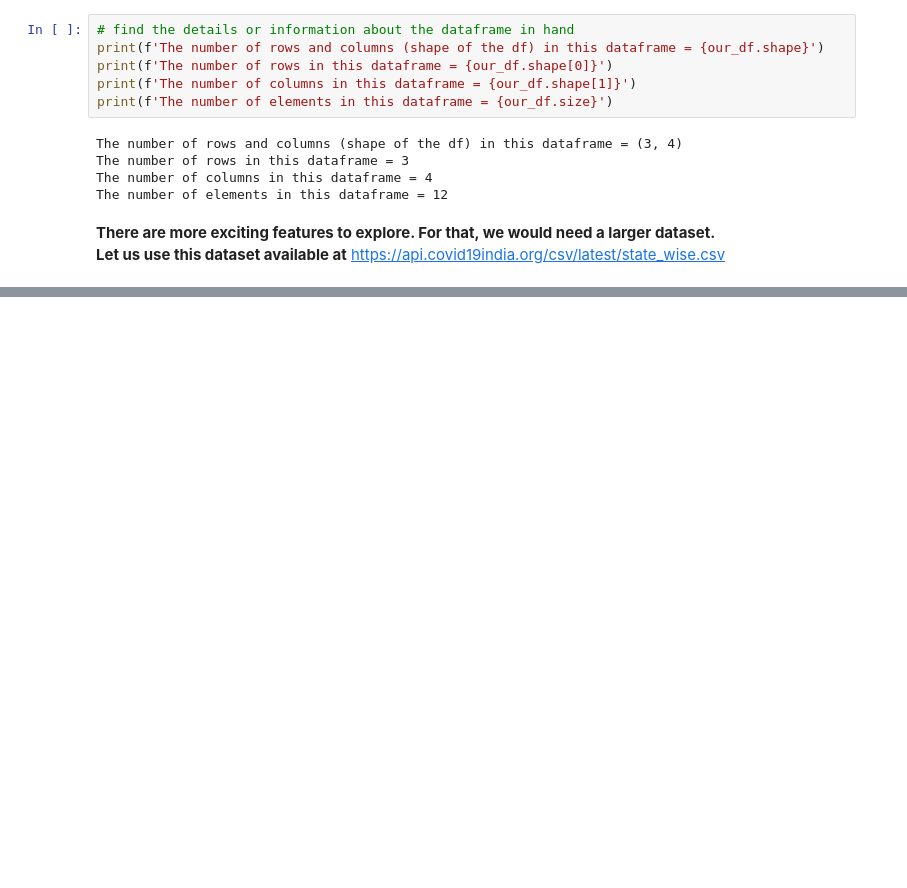
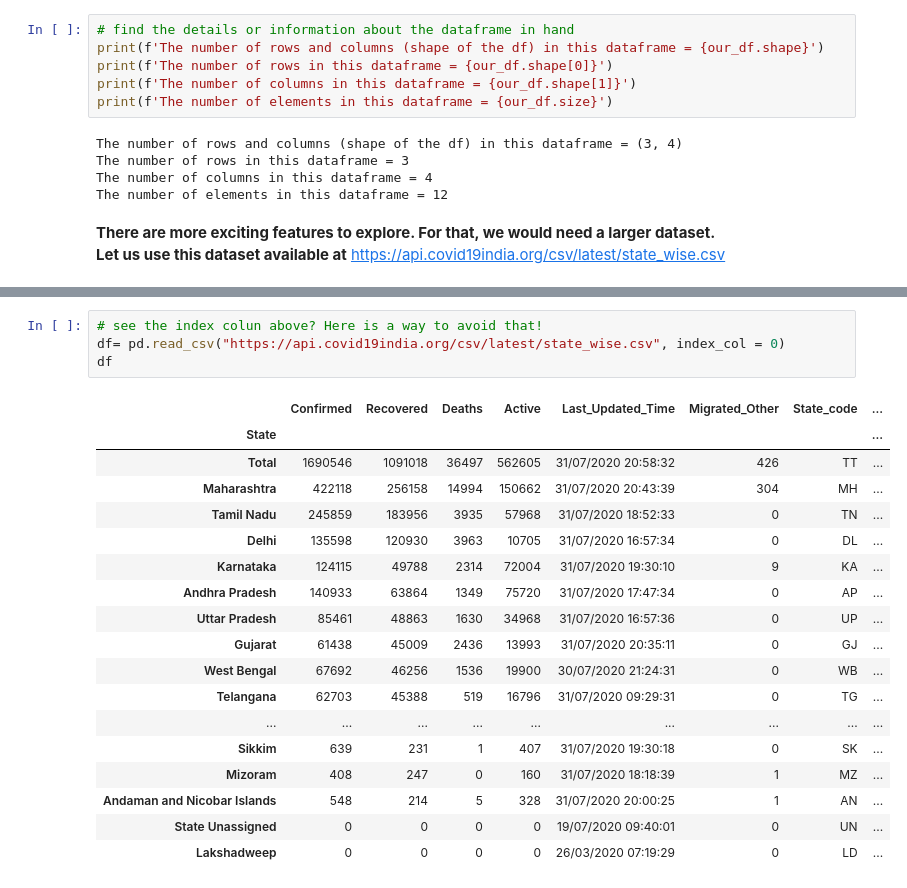
Before and after one commit to ineelhere/Machine-Learning-and-Data-Science, a Jupyter notebook: WorkingWithPandas.ipynb, the cells around one changed output, grey strips where cells are left out. Drawn from its saved outputs; the diff is of its cells as text; blank space fills up the shorter version.

```diff
--- a/WorkingWithPandas.ipynb
+++ b/WorkingWithPandas.ipynb
@@ -123,5 +123,28 @@ df
 | 36 | State Unassigned | 0 | 0 | 0 | 0 | 19/07/2020 09:40:01 | 0 | UN | ... |
 | 37 | Lakshadweep | 0 | 0 | 0 | 0 | 26/03/2020 07:19:29 | 0 | LD | ... |
+# %%
+# see the index colun above? Here is a way to avoid that!
+df= pd.read_csv("https://api.covid19india.org/csv/latest/state_wise.csv", index_col = 0)
+df
+# %% [output]
+|  | Confirmed | Recovered | Deaths | Active | Last_Updated_Time | Migrated_Other | State_code | ... |
+| State |  |  |  |  |  |  |  | ... |
+| Total | 1690546 | 1091018 | 36497 | 562605 | 31/07/2020 20:58:32 | 426 | TT | ... |
+| Maharashtra | 422118 | 256158 | 14994 | 150662 | 31/07/2020 20:43:39 | 304 | MH | ... |
+| Tamil Nadu | 245859 | 183956 | 3935 | 57968 | 31/07/2020 18:52:33 | 0 | TN | ... |
+| Delhi | 135598 | 120930 | 3963 | 10705 | 31/07/2020 16:57:34 | 0 | DL | ... |
+| Karnataka | 124115 | 49788 | 2314 | 72004 | 31/07/2020 19:30:10 | 9 | KA | ... |
+| Andhra Pradesh | 140933 | 63864 | 1349 | 75720 | 31/07/2020 17:47:34 | 0 | AP | ... |
+| Uttar Pradesh | 85461 | 48863 | 1630 | 34968 | 31/07/2020 16:57:36 | 0 | UP | ... |
+| Gujarat | 61438 | 45009 | 2436 | 13993 | 31/07/2020 20:35:11 | 0 | GJ | ... |
+| West Bengal | 67692 | 46256 | 1536 | 19900 | 30/07/2020 21:24:31 | 0 | WB | ... |
+| Telangana | 62703 | 45388 | 519 | 16796 | 31/07/2020 09:29:31 | 0 | TG | ... |
+| ... | ... | ... | ... | ... | ... | ... | ... | ... |
+| Sikkim | 639 | 231 | 1 | 407 | 31/07/2020 19:30:18 | 0 | SK | ... |
+| Mizoram | 408 | 247 | 0 | 160 | 31/07/2020 18:18:39 | 1 | MZ | ... |
+| Andaman and Nicobar Islands | 548 | 214 | 5 | 328 | 31/07/2020 20:00:25 | 1 | AN | ... |
+| State Unassigned | 0 | 0 | 0 | 0 | 19/07/2020 09:40:01 | 0 | UN | ... |
+| Lakshadweep | 0 | 0 | 0 | 0 | 26/03/2020 07:19:29 | 0 | LD | ... |
 # %%
 # find the details or information about the dataframe in hand
 print(f'The number of rows and columns (shape of the df) in this dataframe = {df.shape}')
```
Also changed, not shown: parts of 10 cells of this notebook.
